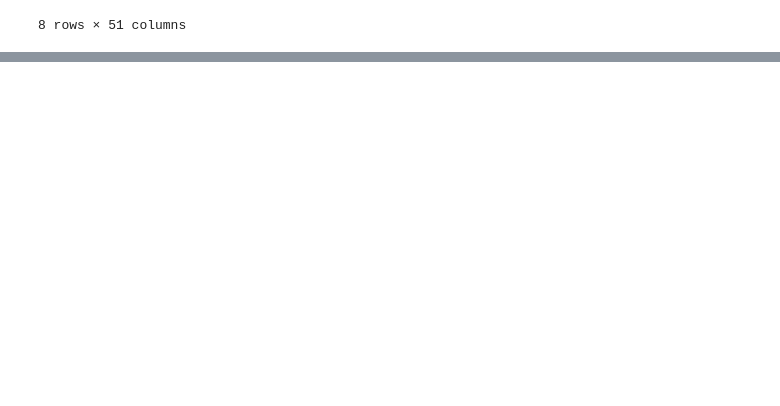
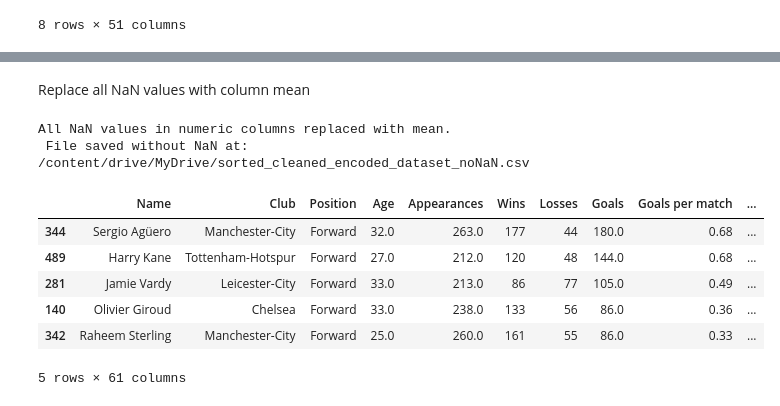
Before and after one commit to springboardmentor1979b-cmyk/ScoreSight---Predicting-EPL-Points-Tally-Top-Scorer, a Jupyter notebook: Ruchitha's_EPL_Prediction.ipynb, the cells around one changed output, grey strips where cells are left out. Drawn from its saved outputs; the diff is of its cells as text; code cells hidden in the pictures; blank space fills up the shorter version.

```diff
--- a/Ruchitha's_EPL_Prediction.ipynb
+++ b/Ruchitha's_EPL_Prediction.ipynb
@@ -209,0 +266,30 @@ df.describe()
+# %% [markdown]
+Replace all NaN values with column mean
+# %%
+import numpy as np
+
+# Select only numeric columns for NA replacement
+numeric_cols = df.select_dtypes(include=[np.number]).columns
+
+# Replace NaN with column mean
+df[numeric_cols] = df[numeric_cols].fillna(df[numeric_cols].mean())
+
+print("All NaN values in numeric columns replaced with mean.")
+
+# Save cleaned dataset again after removing NaN
+output_path = '/content/drive/MyDrive/sorted_cleaned_encoded_dataset_noNaN.csv'
+df.to_csv(output_path, index=False)
+
+print(" File saved without NaN at:", output_path)
+
+df.head()
+# %% [output]
+All NaN values in numeric columns replaced with mean.
+ File saved without NaN at: /content/drive/MyDrive/sorted_cleaned_encoded_dataset_noNaN.csv
+|  | Name | Club | Position | Age | Appearances | Wins | Losses | Goals | Goals per match | ... |
+| 344 | Sergio Agüero | Manchester-City | Forward | 32.0 | 263.0 | 177 | 44 | 180.0 | 0.68 | ... |
+| 489 | Harry Kane | Tottenham-Hotspur | Forward | 27.0 | 212.0 | 120 | 48 | 144.0 | 0.68 | ... |
+| 281 | Jamie Vardy | Leicester-City | Forward | 33.0 | 213.0 | 86 | 77 | 105.0 | 0.49 | ... |
+| 140 | Olivier Giroud | Chelsea | Forward | 33.0 | 238.0 | 133 | 56 | 86.0 | 0.36 | ... |
+| 342 | Raheem Sterling | Manchester-City | Forward | 25.0 | 260.0 | 161 | 55 | 86.0 | 0.33 | ... |
+5 rows × 61 columns
```
Also changed, not shown: parts of 11 cells of this notebook.
